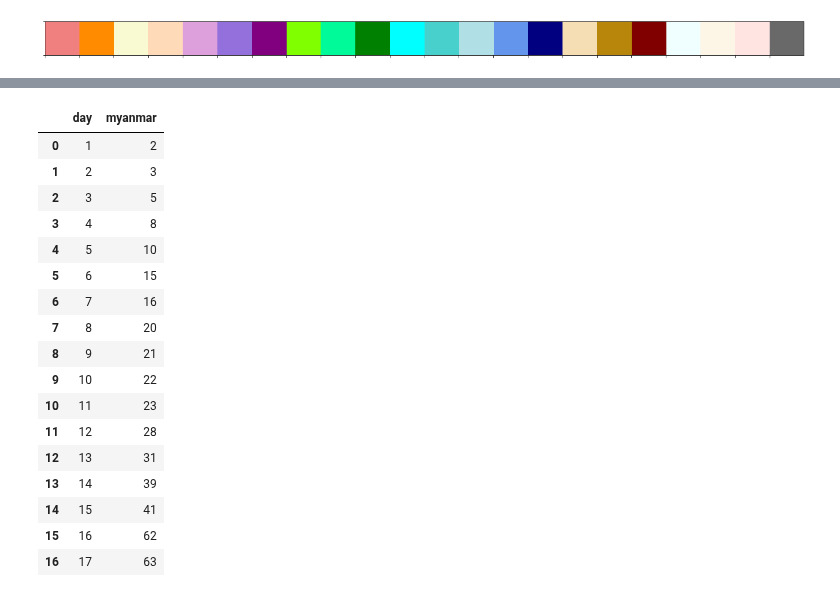
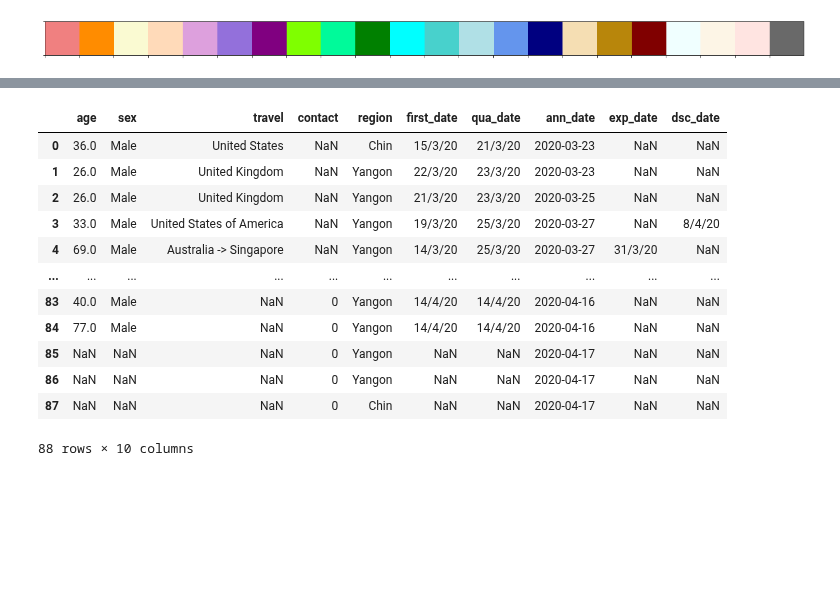
Before and after one commit to finerbrighterlighter/myanmar_covid19, a Jupyter notebook: myanmar_compared.ipynb, the cells around one changed output, grey strips where cells are left out. Saved outputs shown, nothing was run; the diff lists cells and outputs as text; code cells hidden in the pictures; blank space fills up the shorter version.

```diff
--- a/myanmar_compared.ipynb
+++ b/myanmar_compared.ipynb
@@ -84,28 +82,20 @@ df
 # %%
 # adding myanmar data
 myanmar = "https://raw.githubusercontent.com/finerbrighterlighter/myanmar_covid19/master/mohs_announcement.csv"
 df_myanmar = pd.read_csv(myanmar,header= 0)
 df_myanmar["ann_date"] = pd.to_datetime(df_myanmar["ann_date"].values, dayfirst=True)
-df_myanmar = df_myanmar.groupby(["ann_date"]).size().to_frame("myanmar").reset_index(drop=True)
-df_myanmar["myanmar"]=df_myanmar["myanmar"].cumsum()
-df_myanmar.insert(loc=0, column="day", value=np.arange(1,len(df_myanmar)+1))
 df_myanmar
 # %% [output]
-|  | day | myanmar |
-| 0 | 1 | 2 |
-| 1 | 2 | 3 |
-| 2 | 3 | 5 |
-| 3 | 4 | 8 |
-| 4 | 5 | 10 |
-| 5 | 6 | 15 |
-| 6 | 7 | 16 |
-| 7 | 8 | 20 |
-| 8 | 9 | 21 |
-| 9 | 10 | 22 |
-| 10 | 11 | 23 |
-| 11 | 12 | 28 |
-| 12 | 13 | 31 |
-| 13 | 14 | 39 |
-| 14 | 15 | 41 |
-| 15 | 16 | 62 |
-| 16 | 17 | 63 |
+|  | age | sex | travel | contact | region | first_date | qua_date | ann_date | exp_date | dsc_date |
+| 0 | 36.0 | Male | United States | NaN | Chin | 15/3/20 | 21/3/20 | 2020-03-23 | NaN | NaN |
+| 1 | 26.0 | Male | United Kingdom | NaN | Yangon | 22/3/20 | 23/3/20 | 2020-03-23 | NaN | NaN |
+| 2 | 26.0 | Male | United Kingdom | NaN | Yangon | 21/3/20 | 23/3/20 | 2020-03-25 | NaN | NaN |
+| 3 | 33.0 | Male | United States of America | NaN | Yangon | 19/3/20 | 25/3/20 | 2020-03-27 | NaN | 8/4/20 |
+| 4 | 69.0 | Male | Australia -> Singapore | NaN | Yangon | 14/3/20 | 25/3/20 | 2020-03-27 | 31/3/20 | NaN |
+| ... | ... | ... | ... | ... | ... | ... | ... | ... | ... | ... |
+| 83 | 40.0 | Male | NaN | 0 | Yangon | 14/4/20 | 14/4/20 | 2020-04-16 | NaN | NaN |
+| 84 | 77.0 | Male | NaN | 0 | Yangon | 14/4/20 | 14/4/20 | 2020-04-16 | NaN | NaN |
+| 85 | NaN | NaN | NaN | 0 | Yangon | NaN | NaN | 2020-04-17 | NaN | NaN |
+| 86 | NaN | NaN | NaN | 0 | Yangon | NaN | NaN | 2020-04-17 | NaN | NaN |
+| 87 | NaN | NaN | NaN | 0 | Chin | NaN | NaN | 2020-04-17 | NaN | NaN |
+88 rows × 10 columns
```
Also changed, not shown: parts of 14 cells of this notebook.
